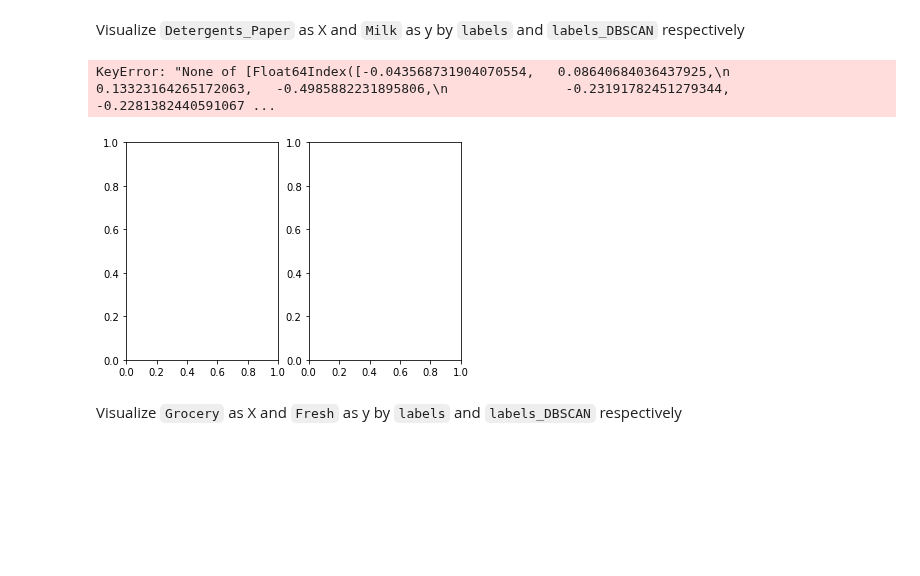
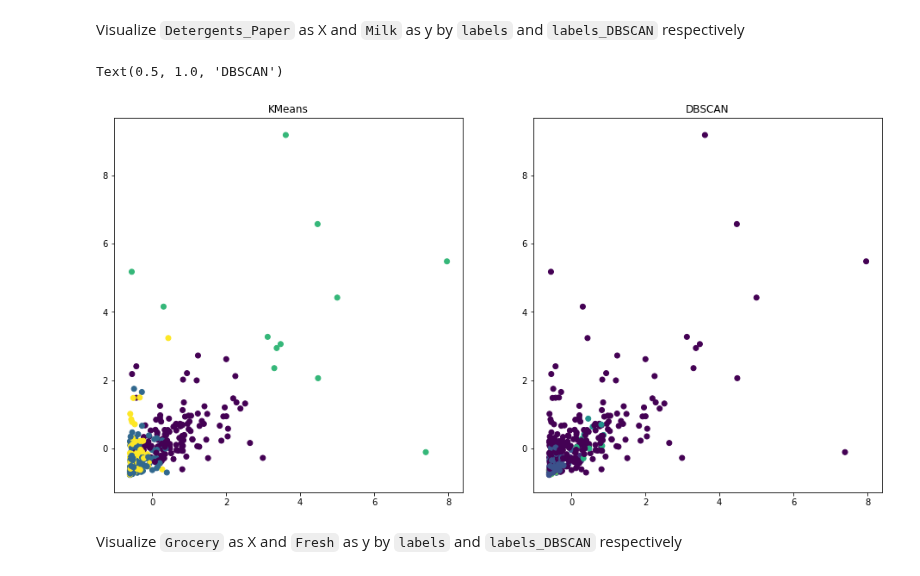
Before and after one commit to ironhack-datalabs/datamad0819, a Jupyter notebook: module-3/lab-unsupervised-learning/your-code/main.ipynb, the cells around one changed output. Drawn from its saved outputs; the diff is of its cells as text; code cells hidden in the pictures; blank space fills up the shorter version.

```diff
--- a/module-3/lab-unsupervised-learning/your-code/main.ipynb
+++ b/module-3/lab-unsupervised-learning/your-code/main.ipynb
@@ -210,7 +210,7 @@ Now let's cluster the data with K-Means first. Initiate the K-Means model, then
 
 from sklearn.cluster import KMeans
 
-kmeans = KMeans(n_clusters=2).fit(customers_scale)
+kmeans = KMeans(n_clusters=4).fit(customers_scale)
 labels = kmeans.labels_
 # %%
 customers_scale["labels"] = labels
@@ -280,25 +282,21 @@ Columns to visualize:
 * `Frozen` as X and `Delicassen` as y
 # %% [markdown]
 Visualize `Detergents_Paper` as X and `Milk` as y by `labels` and `labels_DBSCAN` respectively
-# %%
-# Your code here:
-
-X = customers_scale["Detergents_Paper"]
-y = customers_scale["Milk"]
-
-fig, ax = plt.subplots(1, 2)
-
-ax[0] = customers_scale.plot.scatter(x=customers_scale["Detergents_Paper"], y=customers_scale["Milk"], c=customers_scale["labels"])
-
-
-
-#fig, ax = plt.subplots(1,2)
-#fig.set_figheight(10)
-#fig.set_figwidth(20)
-#ax[0].scatter(X, y, c = customers["Cluster"])
-#ax[1].scatter(X, y, c = customers["Cluster_DBSCAN"])
-# %% [output]
-KeyError: "None of [Float64Index([-0.043568731904070554,   0.08640684036437925,\n                0.13323164265172063,   -0.4985882231895806,\n               -0.23191782451279344,   -0.2281382440591067 ...
-[figure, removed]
+# %%
+# Your code here:
+
+X = customers_scale["Detergents_Paper"]
+y = customers_scale["Milk"]
+
+f, (ax1, ax2) = plt.subplots(1, 2, figsize=(16, 8))
+
+ax1.scatter(X, y, c=customers_scale["labels"])
+ax1.set_title("KMeans")
+
+ax2.scatter(X, y, c=customers_scale["labels_DBSCAN"])
+ax2.set_title("DBSCAN")
+# %% [output]
+Text(0.5, 1.0, 'DBSCAN')
+[figure, added]
 # %% [markdown]
 Visualize `Grocery` as X and `Fresh` as y by `labels` and `labels_DBSCAN` respectively
```
Also changed, not shown: parts of 8 cells of this notebook.
